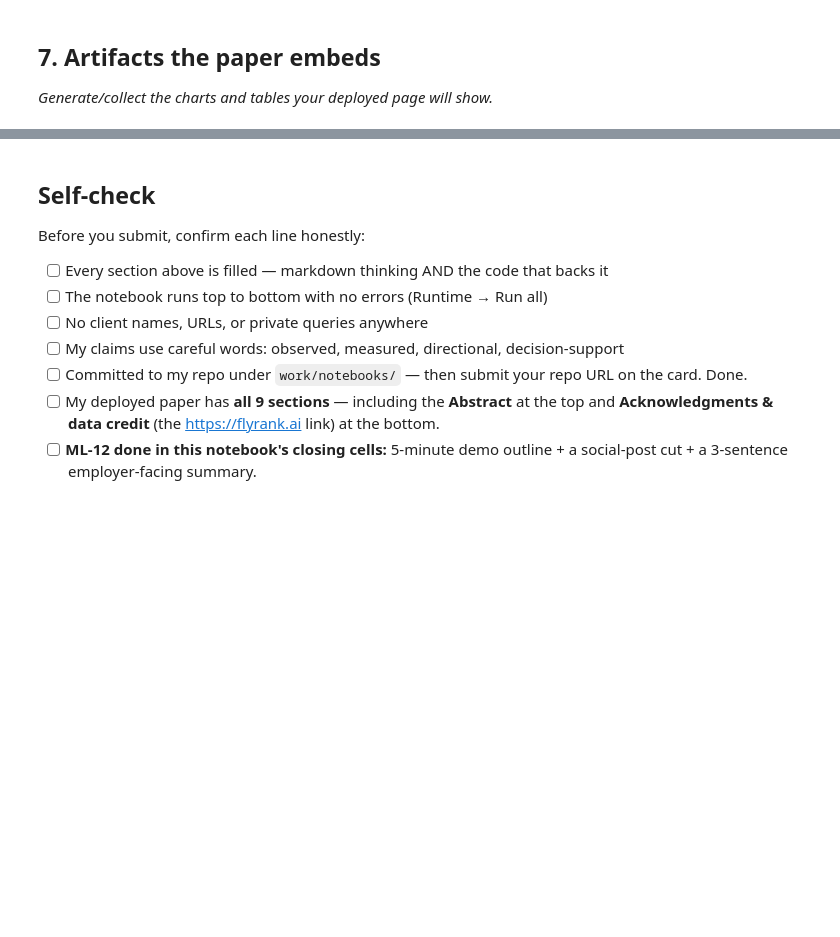
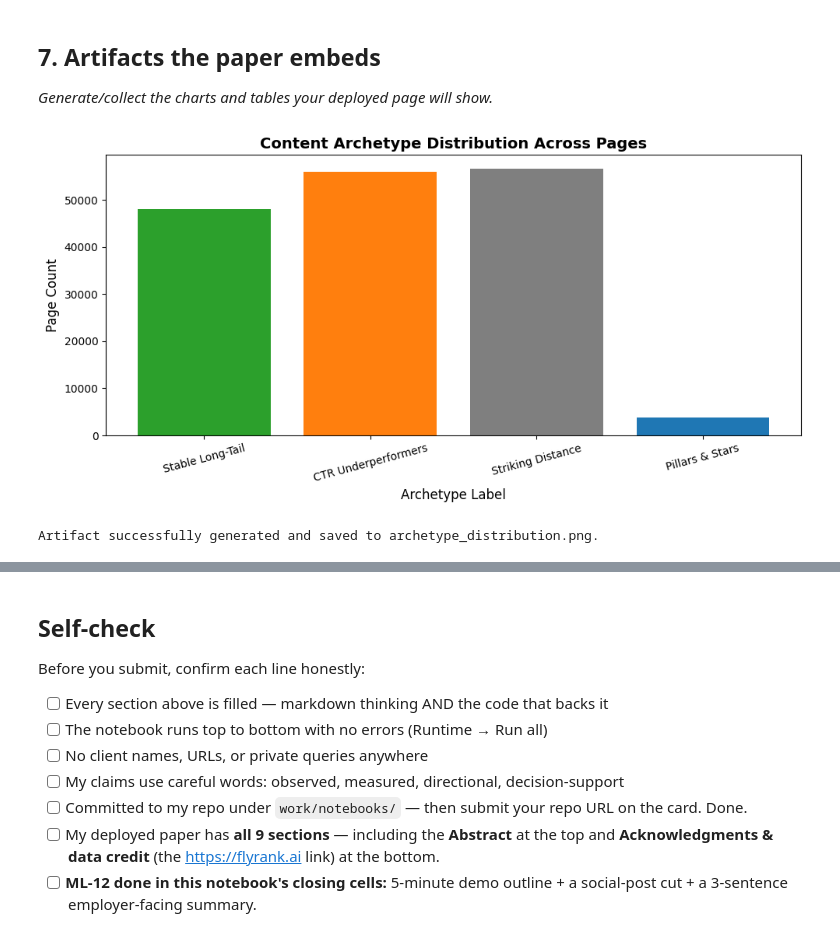
Before and after one commit to Amna-Asif1911/Flyrank-ML-Internship, a Jupyter notebook: work/notebooks/capstone.ipynb, the cells around one changed output, grey strips where cells are left out. Saved outputs shown, nothing was run; the diff lists cells and outputs as text; code cells hidden in the pictures; blank space fills up the shorter version.

```diff
--- a/work/notebooks/capstone.ipynb
+++ b/work/notebooks/capstone.ipynb
@@ -32,0 +143,27 @@ This skeleton is yours to fill. Work the sections **in order** — each one has
+# %%
+from sklearn.preprocessing import StandardScaler
+from sklearn.cluster import KMeans
+from sklearn.metrics import silhouette_score
+
+# 1. Feature Engineering & Preprocessing
+df_features = pd.DataFrame()
+df_features['log_impressions'] = np.log1p(df_raw['total_impressions'])
+df_features['log_clicks'] = np.log1p(df_raw['total_clicks'])
+df_features['avg_position'] = df_raw['avg_position']
+df_features['position_volatility'] = df_raw['position_volatility']
+df_features['avg_ctr'] = df_raw['avg_ctr']
+
+scaler = StandardScaler()
+X_scaled = scaler.fit_transform(df_features)
+
+# 2. Model Training (K-Means K=5)
+num_clusters = 5
+kmeans = KMeans(n_clusters=num_clusters, random_state=42, n_init=10)
+cluster_labels = kmeans.fit_predict(X_scaled)
+df_raw['cluster'] = cluster_labels
+
+# 3. Random Baseline Setup
+np.random.seed(42)
+random_labels = np.random.choice(num_clusters, size=len(X_scaled))
+
+print("Feature engineering and clustering complete.")
@@ -34,3 +260,24 @@ This skeleton is yours to fill. Work the sections **in order** — each one has
 ## 7. Artifacts the paper embeds
 
 *Generate/collect the charts and tables your deployed page will show.*
+# %%
+import matplotlib.pyplot as plt
+
+# Generate and display Archetype Distribution Chart
+plt.figure(figsize=(10, 5))
+counts = cluster_summary['page_count']
+labels = cluster_summary['Archetype']
+
+plt.bar(labels, counts, color=['#2ca02c', '#d62728', '#ff7f0e', '#7f7f7f', '#1f77b4'])
+plt.title('Content Archetype Distribution Across Pages', fontsize=14, fontweight='bold')
+plt.xlabel('Archetype Label', fontsize=12)
+plt.ylabel('Page Count', fontsize=12)
+plt.xticks(rotation=15)
+plt.tight_layout()
+plt.savefig('archetype_distribution.png')
+plt.show()
+
+print("Artifact successfully generated and saved to archetype_distribution.png.")
+# %% [output]
+[figure, added]
+Artifact successfully generated and saved to archetype_distribution.png.
```
Also changed, not shown: parts of 17 cells of this notebook.
